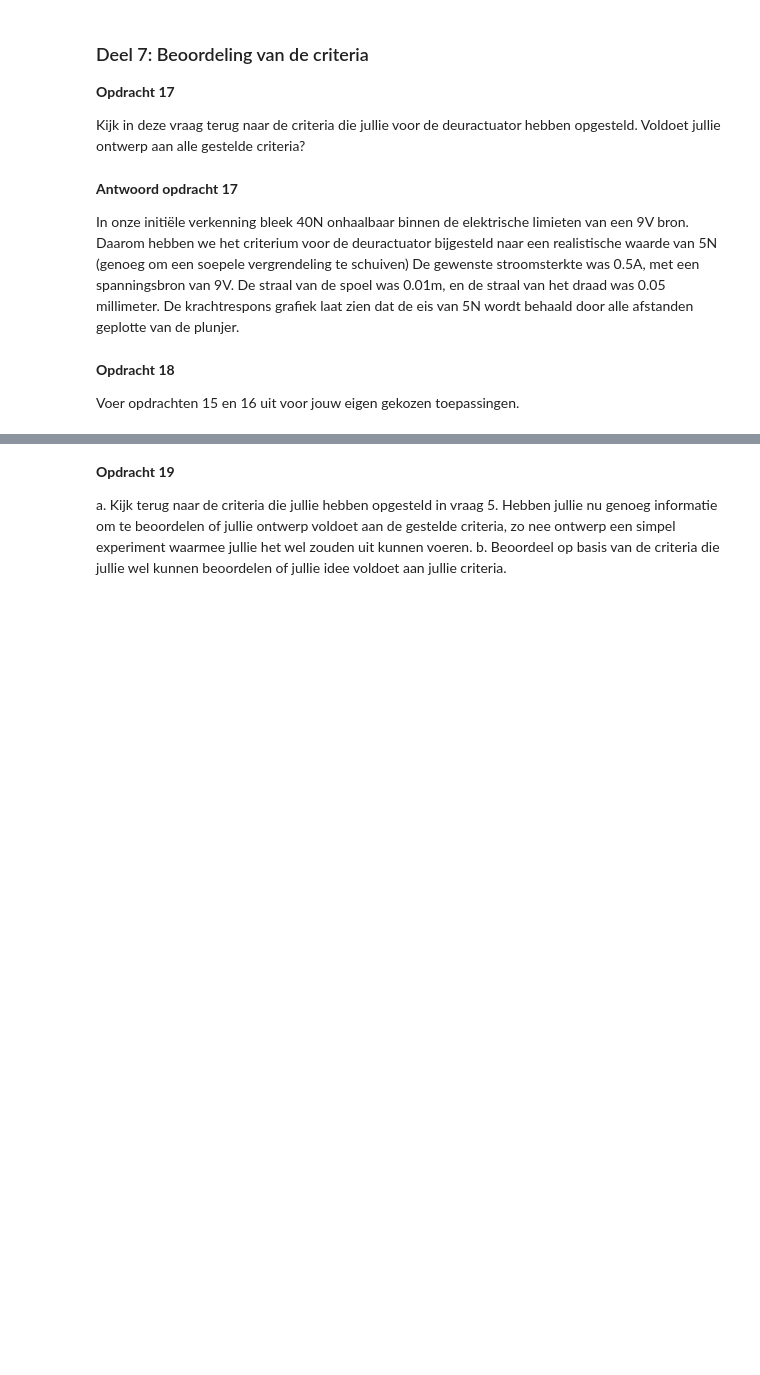
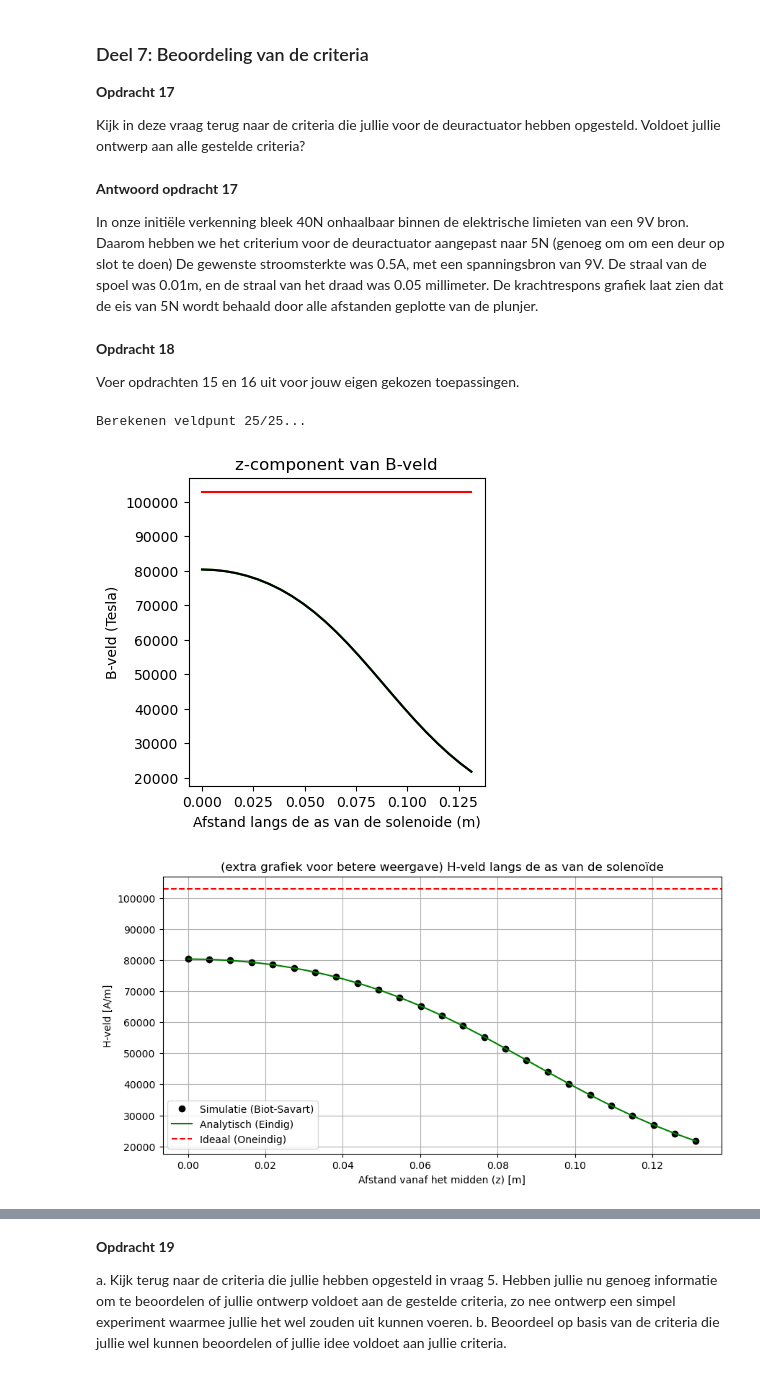
Before and after one commit to carstenschroevers-eng/opdrachten-DEF-D, a Jupyter notebook: DigitaleOntwerpopdrachten/2KrachtactuatorOpdracht/KrachtactuatorOpdracht.ipynb, the cells around one changed output, grey strips where cells are left out. Drawn from its saved outputs; the diff is of its cells as text; code cells hidden in the pictures; blank space fills up the shorter version.

```diff
--- a/DigitaleOntwerpopdrachten/2KrachtactuatorOpdracht/KrachtactuatorOpdracht.ipynb
+++ b/DigitaleOntwerpopdrachten/2KrachtactuatorOpdracht/KrachtactuatorOpdracht.ipynb
@@ -725,7 +725,7 @@ Kijk in deze vraag terug naar de criteria die jullie voor de deuractuator hebben
 # %% [markdown]
 **Antwoord opdracht 17**
 
-In onze initiële verkenning bleek 40N onhaalbaar binnen de elektrische limieten van een 9V bron. Daarom hebben we het criterium voor de deuractuator bijgesteld naar een realistische waarde van 5N (genoeg om een soepele vergrendeling te schuiven) De gewenste stroomsterkte was 0.5A, met een spanningsbron van 9V. De straal van de spoel was 0.01m, en de straal van het draad was 0.05 millimeter. De krachtrespons grafiek laat zien dat de eis van 5N wordt behaald door alle afstanden geplotte van de plunjer.
+In onze initiële verkenning bleek 40N onhaalbaar binnen de elektrische limieten van een 9V bron. Daarom hebben we het criterium voor de deuractuator aangepast naar 5N (genoeg om om een deur op slot te doen) De gewenste stroomsterkte was 0.5A, met een spanningsbron van 9V. De straal van de spoel was 0.01m, en de straal van het draad was 0.05 millimeter. De krachtrespons grafiek laat zien dat de eis van 5N wordt behaald door alle afstanden geplotte van de plunjer.
 # %% [markdown]
 **Opdracht 18**
 
@@ -736,0 +762,70 @@ Voer opdrachten 15 en 16 uit voor jouw eigen gekozen toepassingen.
+# %%
+#
+
+#Stap 1: Field current element opnieuw berekenen
+
+xvarruim, yvarruim, zvarruim = parametrisatie(N_punten, r_s_ruim, aantal_omwentelingen_ruim, L_sol_ruim)
+
+#Stap 2: Sommatie
+
+punten_draad_ruim = np.vstack((xvarruim, yvarruim, zvarruim)).T
+
+#Stap 3: generatie van dimensiecontributies
+
+n_axruim = 25
+z_axruim = np.linspace(0, 1.5 * L_sol_ruim / 2, n_axruim)
+H_axruim = np.zeros(n_axruim)
+
+#stap 4: Field maken
+
+for i_fieldr in range(n_axruim):
+    print(f"\rBerekenen veldpunt {i_fieldr+1}/{n_axruim}...", end="")
+
+    r_field_ruim = np.array([0, 0, z_axruim[i_fieldr]])
+    H_simulated_ruim = np.array([0.0, 0.0, 0.0])
+
+    for i_source in range(len(punten_draad_ruim) - 1):
+        r_source_ruim = punten_draad_ruim[i_source]
+        dlruim = punten_draad_ruim[i_source+1] - punten_draad_ruim[i_source]
+        r_diff_ruim = r_field_ruim - r_source_ruim
+        afstand_ruim = np.linalg.norm(r_diff_ruim)
+        kruis_prod_ruim = np.cross(dlruim, r_diff_ruim)
+        dH_ruim = (I_ruim/ (4 * np.pi)) * (kruis_prod_ruim / afstand_ruim**3)
+        H_simulated_ruim += dH_ruim
+
+
+    H_axruim[i_fieldr] = H_simulated_ruim[2]
+
+#stap 5 model berekenen
+
+nruim = aantal_omwentelingen_ruim / L_sol_ruim
+H_ideaalruim = nruim * I_ruim * np.ones(len(z_axruim))
+
+# dit is nog een aardige analytische uitdrukking die je kan uitrekenen voor de z-component op de as van een solenoide met eindige lengte
+H_veld_analytischruim=(aantal_omwentelingen_ruim*I_ruim/L_sol_ruim/2)*((L_sol_ruim/2-z_axruim)/np.sqrt((z_axruim- L_sol_ruim/2)**2 + r_s_ruim**2)+(L_sol_ruim/2+z_axruim)/np.sqrt((z_axruim+ L_sol_ruim/2)**2 + r_s_ruim**2))
+
+plt.figure(figsize=[13,4])
+plt.subplot(131)
+plt.title('z-component van B-veld')
+plt.plot(z_axruim, H_ideaalruim, '-r', label='ideaal')
+plt.plot(z_axruim, H_veld_analytischruim, '-g', label='analytisch')
+plt.plot(z_axruim, H_axruim, '-k', label='simulatie')
+plt.xlabel('Afstand langs de as van de solenoide (m)')
+plt.ylabel('B-veld (Tesla)')
+plt.show()
+
+plt.figure(figsize=[10, 5])
+plt.plot(z_axruim, H_axruim, 'ko', label='Simulatie (Biot-Savart)')
+plt.plot(z_axruim, H_veld_analytischruim, '-g', label='Analytisch (Eindig)')
+plt.axhline(y=H_ideaalruim[0], color='r', linestyle='--', label='Ideaal (Oneindig)')
+
+plt.title('(extra grafiek voor betere weergave) H-veld langs de as van de solenoïde')
+plt.xlabel('Afstand vanaf het midden (z) [m]')
+plt.ylabel('H-veld [A/m]')
+plt.legend()
+plt.grid(True)
+plt.show()
+# %% [output]
+Berekenen veldpunt 25/25...
+[figure, added]
+[figure, added]
```
Also changed, not shown: parts of 6 cells of this notebook.
